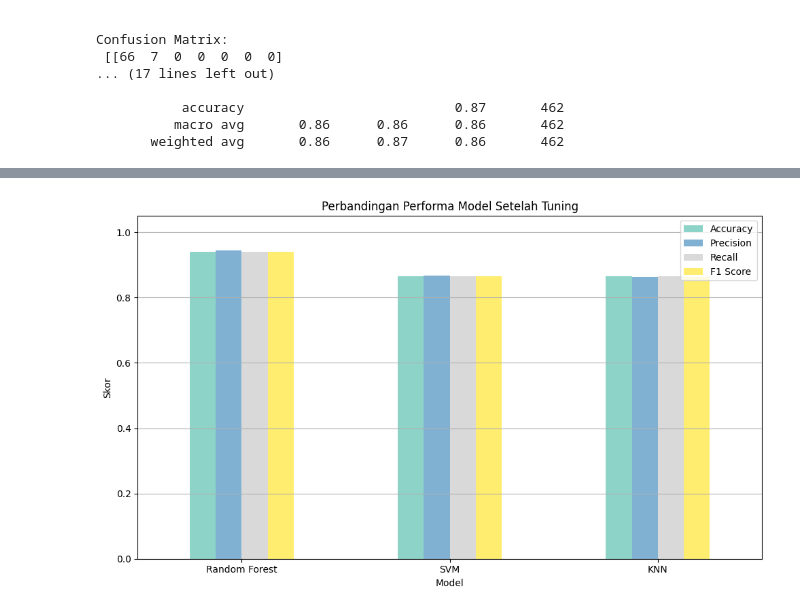
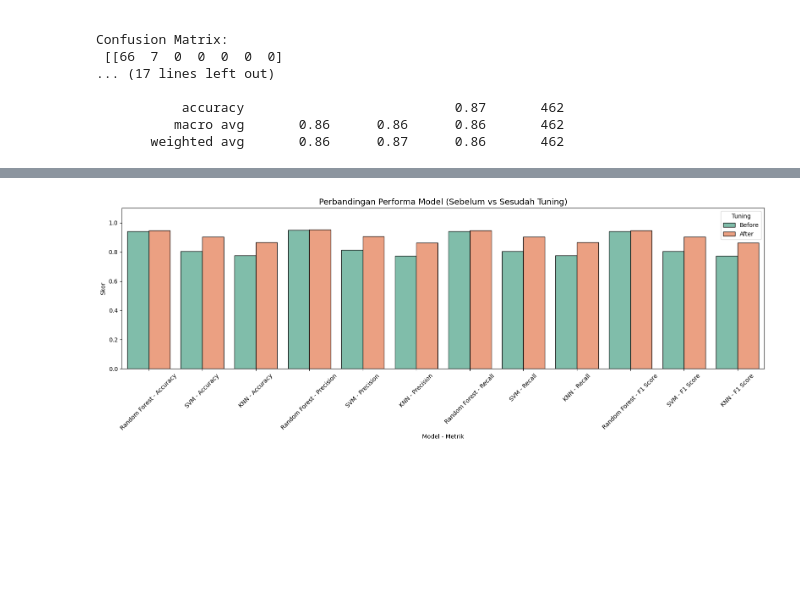
Before and after one commit to aulia-anhar/capstone-obesity-prediction, a Jupyter notebook: notebooks/obesity-calssification.ipynb, the cells around one changed output, grey strips where cells are left out. Cells and saved outputs as stored; diff of their text form; code cells hidden in the pictures; blank space fills up the shorter version.

```diff
--- a/notebooks/obesity-calssification.ipynb
+++ b/notebooks/obesity-calssification.ipynb
@@ -1192,30 +967,84 @@ Confusion Matrix:
 # %%
-
-# Kumpulkan skor
-performance = {
+# Buat ulang df_all jika belum ada
+before_metrics = {
     'Model': ['Random Forest', 'SVM', 'KNN'],
-    'Accuracy': [accuracy_score(y_test, y_pred_best_rf),
-                 accuracy_score(y_test, y_pred_best_svm),
-                 accuracy_score(y_test, y_pred_best_knn)],
-    'Precision': [precision_score(y_test, y_pred_best_rf, average='weighted'),
-                  precision_score(y_test, y_pred_best_svm, average='weighted'),
-                  precision_score(y_test, y_pred_best_knn, average='weighted')],
-    'Recall': [recall_score(y_test, y_pred_best_rf, average='weighted'),
-               recall_score(y_test, y_pred_best_svm, average='weighted'),
-               recall_score(y_test, y_pred_best_knn, average='weighted')],
-    'F1 Score': [f1_score(y_test, y_pred_best_rf, average='weighted'),
-                 f1_score(y_test, y_pred_best_svm, average='weighted'),
-                 f1_score(y_test, y_pred_best_knn, average='weighted')]
+    'Accuracy': [
+        accuracy_score(y_test, y_pred_rf),
+        accuracy_score(y_test, y_pred_svm),
+        accuracy_score(y_test, y_pred_knn)
+    ],
+    'Precision': [
+        precision_score(y_test, y_pred_rf, average='weighted'),
+        precision_score(y_test, y_pred_svm, average='weighted'),
+        precision_score(y_test, y_pred_knn, average='weighted')
+    ],
+    'Recall': [
+        recall_score(y_test, y_pred_rf, average='weighted'),
+        recall_score(y_test, y_pred_svm, average='weighted'),
+        recall_score(y_test, y_pred_knn, average='weighted')
+    ],
+    'F1 Score': [
+        f1_score(y_test, y_pred_rf, average='weighted'),
+        f1_score(y_test, y_pred_svm, average='weighted'),
+        f1_score(y_test, y_pred_knn, average='weighted')
+    ]
 }
 
-df_perf = pd.DataFrame(performance)
-df_perf.set_index('Model').plot(kind='bar', figsize=(10, 6), colormap='Set3')
-plt.title('Perbandingan Performa Model Setelah Tuning')
-plt.ylim(0, 1.05)
+after_metrics = {
+    'Model': ['Random Forest', 'SVM', 'KNN'],
+    'Accuracy': [
+        accuracy_score(y_test, y_pred_best_rf),
+        accuracy_score(y_test, y_pred_best_svm),
+        accuracy_score(y_test, y_pred_best_knn)
+    ],
+    'Precision': [
+        precision_score(y_test, y_pred_best_rf, average='weighted'),
+        precision_score(y_test, y_pred_best_svm, average='weighted'),
+        precision_score(y_test, y_pred_best_knn, average='weighted')
+    ],
+    'Recall': [
+        recall_score(y_test, y_pred_best_rf, average='weighted'),
+        recall_score(y_test, y_pred_best_svm, average='weighted'),
+        recall_score(y_test, y_pred_best_knn, average='weighted')
+    ],
+    'F1 Score': [
+        f1_score(y_test, y_pred_best_rf, average='weighted'),
+        f1_score(y_test, y_pred_best_svm, average='weighted'),
+        f1_score(y_test, y_pred_best_knn, average='weighted')
+    ]
+}
+
+df_before = pd.DataFrame(before_metrics).melt(id_vars='Model', var_name='Metric', value_name='Score')
+df_before['Tuning'] = 'Before'
+
+df_after = pd.DataFrame(after_metrics).melt(id_vars='Model', var_name='Metric', value_name='Score')
+df_after['Tuning'] = 'After'
+
+df_all = pd.concat([df_before, df_after])
+
+# Membuat label gabungan untuk sumbu X (Model + Metric)
+df_all['Model_Metric'] = df_all['Model'] + ' - ' + df_all['Metric']
+
+# Plot
+plt.figure(figsize=(16, 6))
+sns.barplot(
+    data=df_all,
+    x='Model_Metric',
+    y='Score',
+    hue='Tuning',
+    palette='Set2',
+    errorbar=None,
+    alpha=0.9,
+    edgecolor='black'
+)
+
+plt.title('Perbandingan Performa Model (Sebelum vs Sesudah Tuning)', fontsize=14)
 plt.ylabel('Skor')
-plt.xticks(rotation=0)
-plt.grid(axis='y')
+plt.xlabel('Model - Metrik')
+plt.xticks(rotation=45)
+plt.legend(title='Tuning')
+plt.ylim(0, 1.1)
 plt.tight_layout()
 plt.show()
 # %% [output]
-[figure, old version]
+[figure, new version]
```
Also changed, not shown: parts of 20 cells of this notebook, 3 other files.
